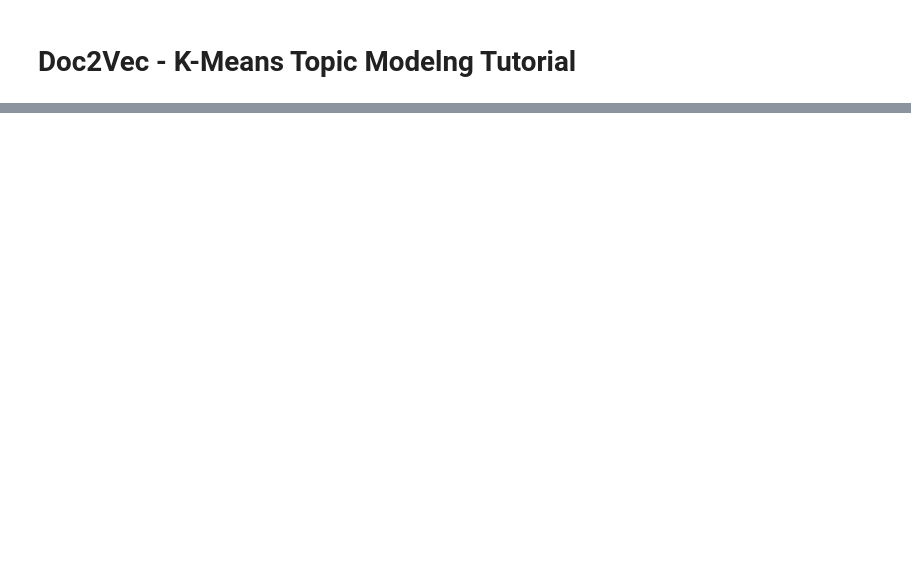
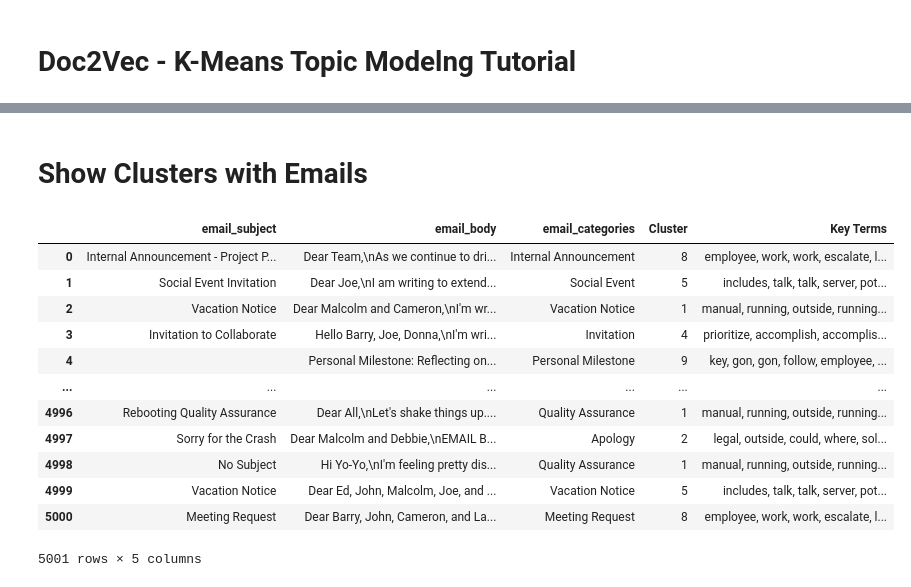
Before and after one commit to AaronNHorvitz/Text-Classifier, a Jupyter notebook: notebooks/004_tutorial_doc2vec_kmeans.ipynb, the cells around one changed output, grey strips where cells are left out. Saved outputs shown, nothing was run; the diff lists cells and outputs as text; code cells hidden in the pictures; blank space fills up the shorter version.

```diff
--- a/notebooks/004_tutorial_doc2vec_kmeans.ipynb
+++ b/notebooks/004_tutorial_doc2vec_kmeans.ipynb
@@ -120,0 +49,18 @@ tokenized_docs
+# %% [markdown]
+# Show Clusters with Emails
+# %%
+categorizer.show_clusters_with_emails()
+# %% [output]
+|  | email_subject | email_body | email_categories | Cluster | Key Terms |
+| 0 | Internal Announcement - Project P... | Dear Team,\nAs we continue to dri... | Internal Announcement | 8 | employee, work, work, escalate, l... |
+| 1 | Social Event Invitation | Dear Joe,\nI am writing to extend... | Social Event | 5 | includes, talk, talk, server, pot... |
+| 2 | Vacation Notice | Dear Malcolm and Cameron,\nI'm wr... | Vacation Notice | 1 | manual, running, outside, running... |
+| 3 | Invitation to Collaborate | Hello Barry, Joe, Donna,\nI'm wri... | Invitation | 4 | prioritize, accomplish, accomplis... |
+| 4 |  | Personal Milestone: Reflecting on... | Personal Milestone | 9 | key, gon, gon, follow, employee, ... |
+| ... | ... | ... | ... | ... | ... |
+| 4996 | Rebooting Quality Assurance | Dear All,\nLet's shake things up.... | Quality Assurance | 1 | manual, running, outside, running... |
+| 4997 | Sorry for the Crash | Dear Malcolm and Debbie,\nEMAIL B... | Apology | 2 | legal, outside, could, where, sol... |
+| 4998 | No Subject | Hi Yo-Yo,\nI'm feeling pretty dis... | Quality Assurance | 1 | manual, running, outside, running... |
+| 4999 | Vacation Notice | Dear Ed, John, Malcolm, Joe, and ... | Vacation Notice | 5 | includes, talk, talk, server, pot... |
+| 5000 | Meeting Request | Dear Barry, John, Cameron, and La... | Meeting Request | 8 | employee, work, work, escalate, l... |
+5001 rows × 5 columns
```
Also changed, not shown: parts of 13 cells of this notebook.
